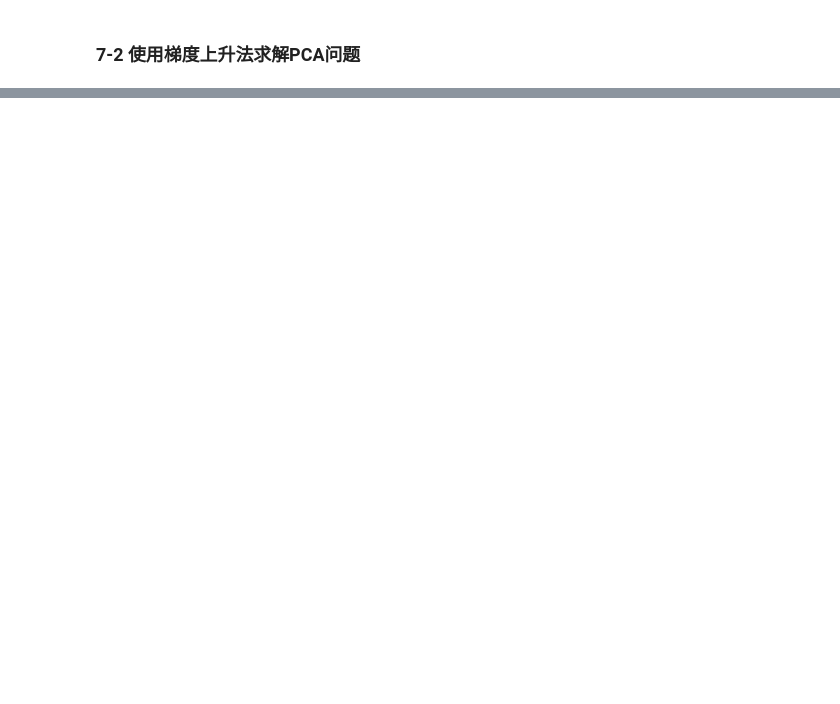
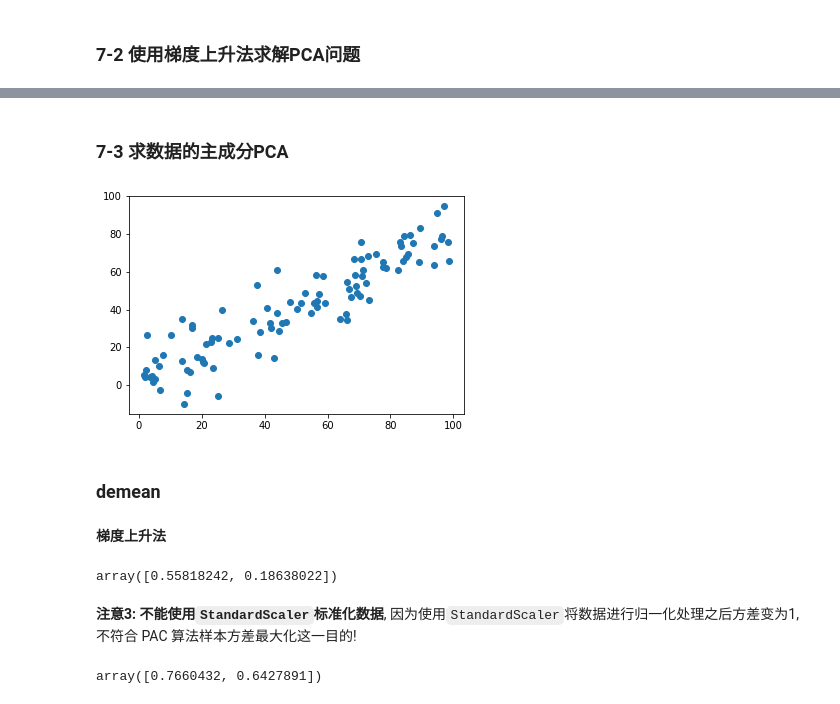
Before and after one commit to JinNiuMengMeng/deep_learn, a Jupyter notebook: Data_Handle/Python3入门机器学习算法与应用-慕课/07_第七章-PAC与梯度上升法.ipynb, the cells around one changed output, grey strips where cells are left out. Cells and saved outputs as stored; diff of their text form; code cells hidden in the pictures; blank space fills up the shorter version.

```diff
--- a/Data_Handle/Python3入门机器学习算法与应用-慕课/07_第七章-PAC与梯度上升法.ipynb
+++ b/Data_Handle/Python3入门机器学习算法与应用-慕课/07_第七章-PAC与梯度上升法.ipynb
@@ -48,0 +51,15 @@ $$Var(X_{project}) = \frac{1}{m}\sum^{m}_{i=1}||X_{project}^{(i)}||^{2}$$
+# %% [markdown]
+### 7-3 求数据的主成分PCA
+# %%
+import numpy as np
+import matplotlib.pyplot as plt
+
+X = np.empty((100, 2))
+X[:, 0] = np.random.uniform(0.0, 100.0, size=100)
+X[:, 1] = 0.75 * X[:, 0] + 3.0 + np.random.normal(0.0, 10.0, size=100)
+plt.scatter(X[:, 0], X[:, 1])
+plt.show()
+# %% [output]
+[figure, added]
+# %% [markdown]
+### demean
@@ -48,0 +69,2 @@ $$Var(X_{project}) = \frac{1}{m}\sum^{m}_{i=1}||X_{project}^{(i)}||^{2}$$
+# %% [markdown]
+**梯度上升法**
@@ -48,0 +104,5 @@ $$Var(X_{project}) = \frac{1}{m}\sum^{m}_{i=1}||X_{project}^{(i)}||^{2}$$
+# %%
+initial_w = np.random.random(X.shape[1]) # 注意2: 不能用0向量开始
+initial_w
+# %% [output]
+array([0.55818242, 0.18638022])
@@ -48,0 +113,6 @@ $$Var(X_{project}) = \frac{1}{m}\sum^{m}_{i=1}||X_{project}^{(i)}||^{2}$$
+# %% [markdown]
+**注意3: 不能使用`StandardScaler`标准化数据**, 因为使用`StandardScaler`将数据进行归一化处理之后方差变为1, 不符合 PAC 算法样本方差最大化这一目的!
+# %%
+gradient_ascent(df_debug, X_demean, initial_w, eta)
+# %% [output]
+array([0.7660432, 0.6427891])
```
Also changed, not shown: parts of 36 cells of this notebook, 1 other file.
